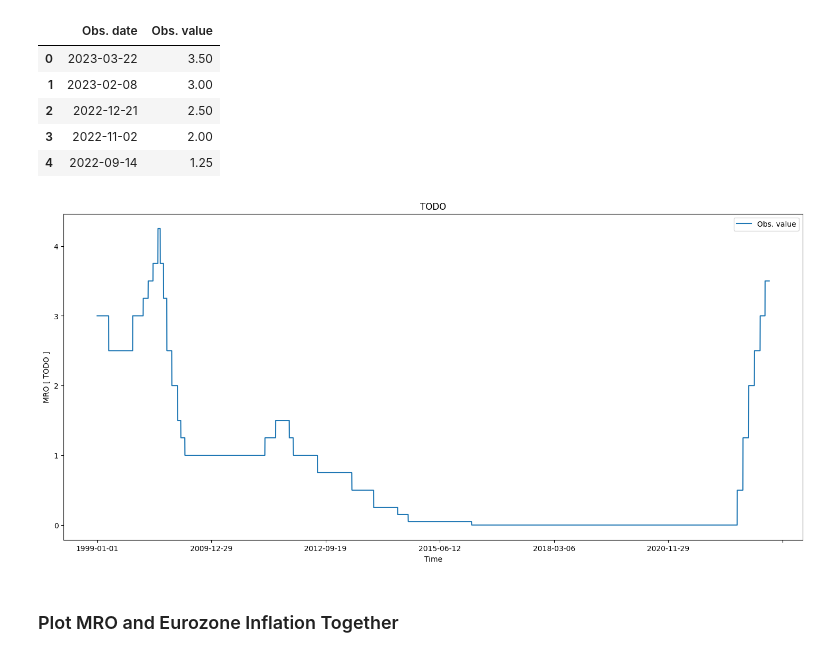
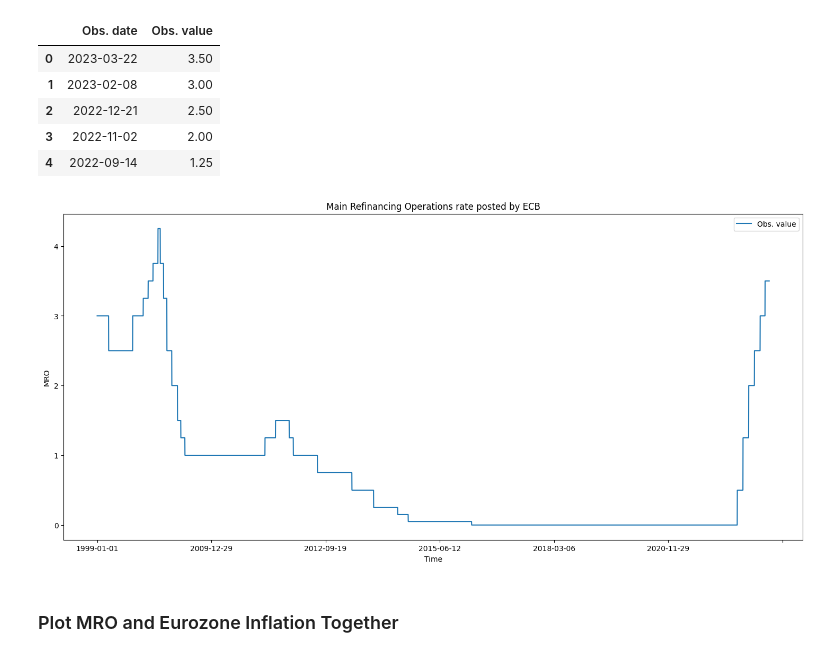
Before and after one commit to Staneesh/almost-philosophy, a Jupyter notebook: notebooks/exploring-data.ipynb, the cells around one changed output. Cells and saved outputs as stored; diff of their text form; code cells hidden in the pictures.

```diff
--- a/notebooks/exploring-data.ipynb
+++ b/notebooks/exploring-data.ipynb
@@ -140,9 +142,9 @@ mro = mro.set_index('Obs. date')
 # %%
 mro = mro.sort_values(by='Obs. date')
 # %%
-_ = mro.plot(xlabel='Time', ylabel='MRO [ TODO ]', title='TODO', figsize=(18, 8), legend=True )
+_ = mro.plot(xlabel='Time', ylabel='MRO', title='Main Refinancing Operations rate posted by ECB', figsize=(18, 8), legend=True )
 # %% [output]
-[figure, old version]
+[figure, new version]
 # %% [markdown]
 ### Plot MRO and Eurozone Inflation Together
 # %%
```
Also changed, not shown: parts of 12 cells of this notebook, 1 other file.
